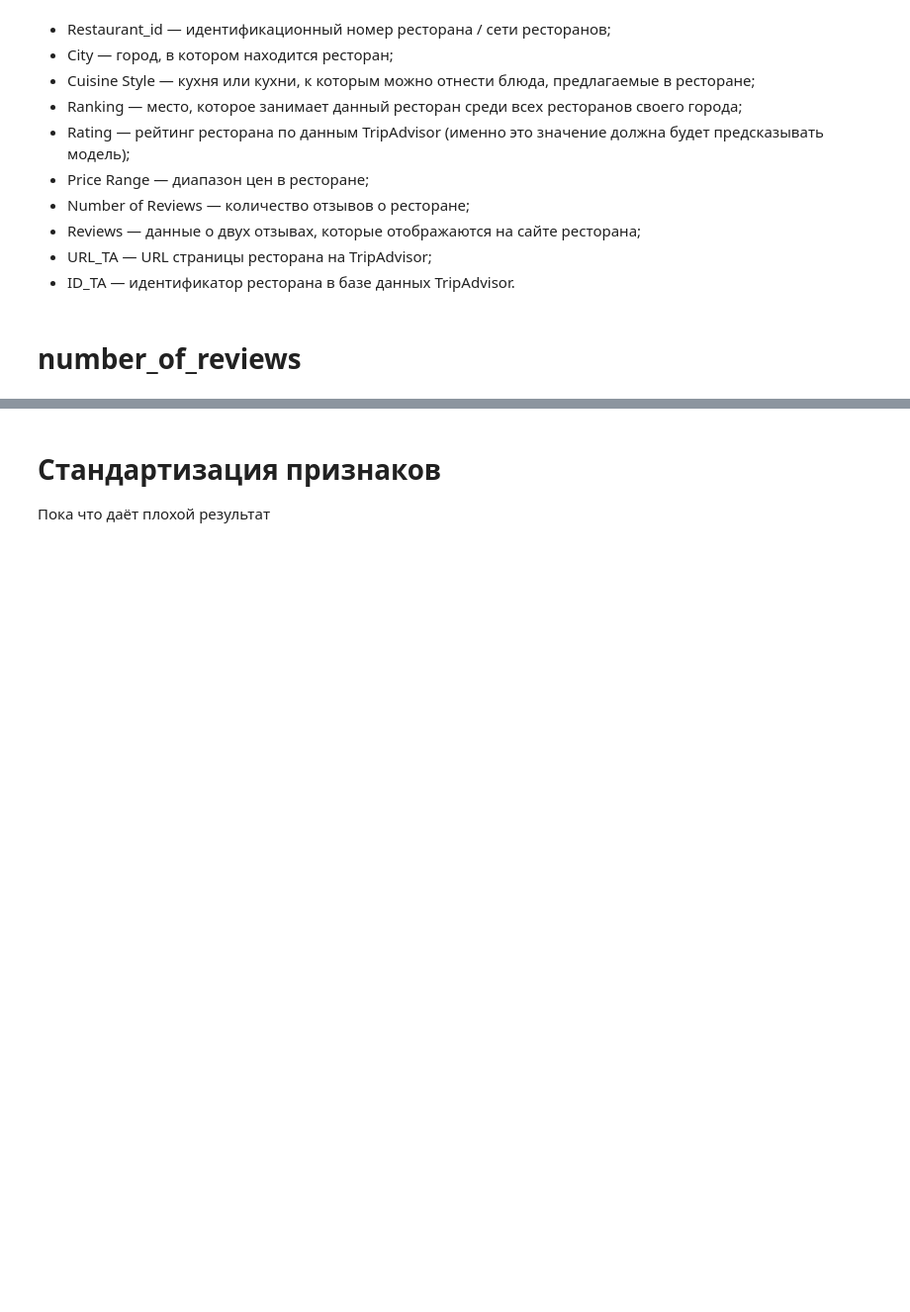
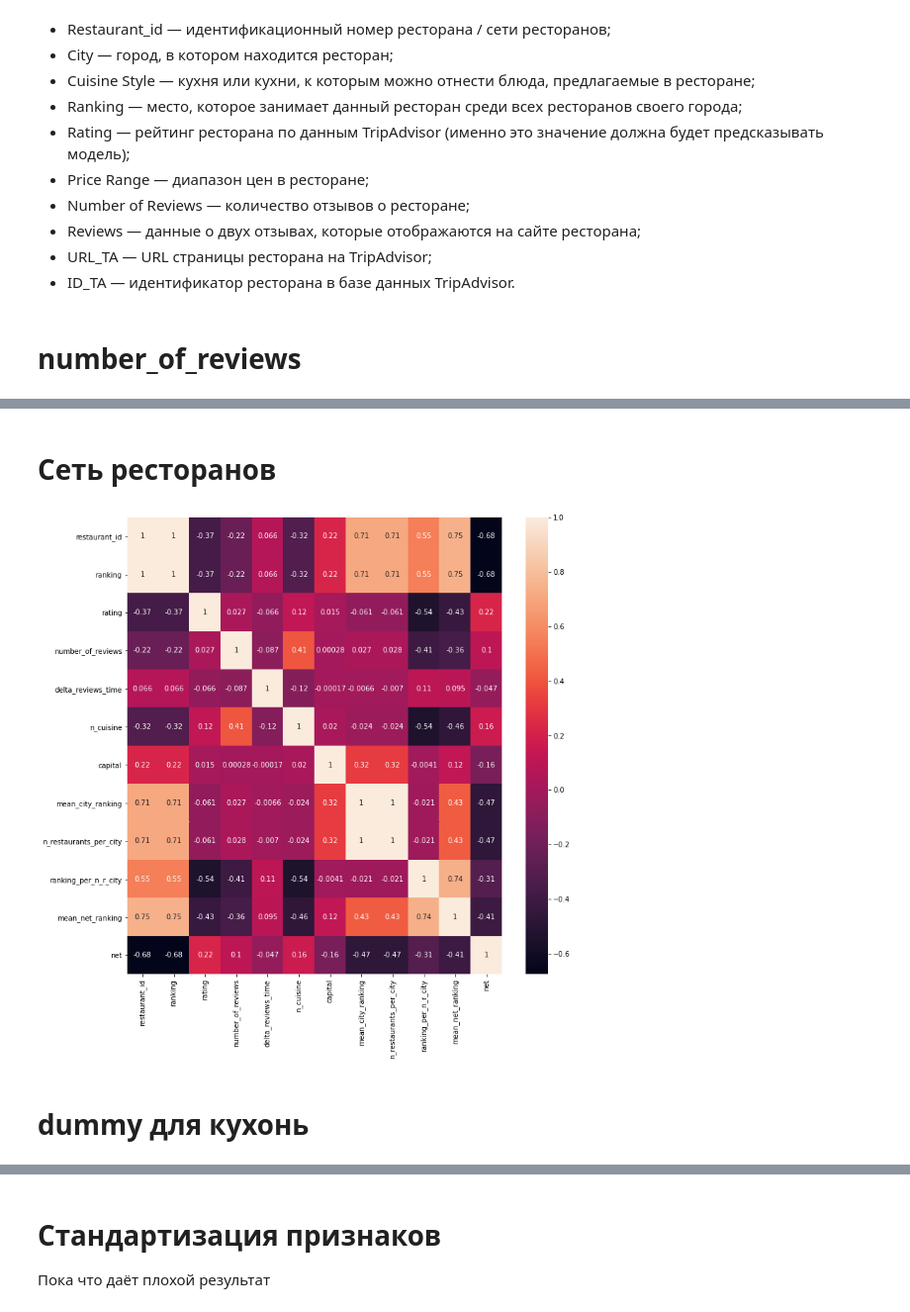
Before and after one commit to Ruslan-Lis/Skill_Factory, a Jupyter notebook: module_3/Project_3_R-Lisin.ipynb, the cells around one changed output, grey strips where cells are left out. Shown at 99% size. Drawn from its saved outputs; the diff is of its cells as text; code cells hidden in the pictures; blank space fills up the shorter version.

```diff
--- a/module_3/Project_3_R-Lisin.ipynb
+++ b/module_3/Project_3_R-Lisin.ipynb
@@ -632,0 +459,2 @@ outliers_check(df_.number_of_reviews)
+# %%
+df_['mean_net_ranking'] = df_.restaurant_id.apply(mean_net_ranking)
@@ -632,0 +467,9 @@ outliers_check(df_.number_of_reviews)
+# %% [markdown]
+# Сеть ресторанов
+# %%
+r_net = df_.restaurant_id.value_counts()
+# %%
+def net_creator(value):
+    if r_net.loc[value] == 1:
+        return 0
+    else: return 1
@@ -632,0 +478,7 @@ outliers_check(df_.number_of_reviews)
+# %%
+df_['net'] = df_.restaurant_id.apply(net_creator)
+# %%
+sns.heatmap(df_.corr(), annot=True)
+plt.gcf().set_size_inches(12, 12)
+# %% [output]
+[figure, added]
@@ -632,0 +487,2 @@ outliers_check(df_.number_of_reviews)
+# %% [markdown]
+# dummy для кухонь
```
Also changed, not shown: parts of 94 cells of this notebook.
